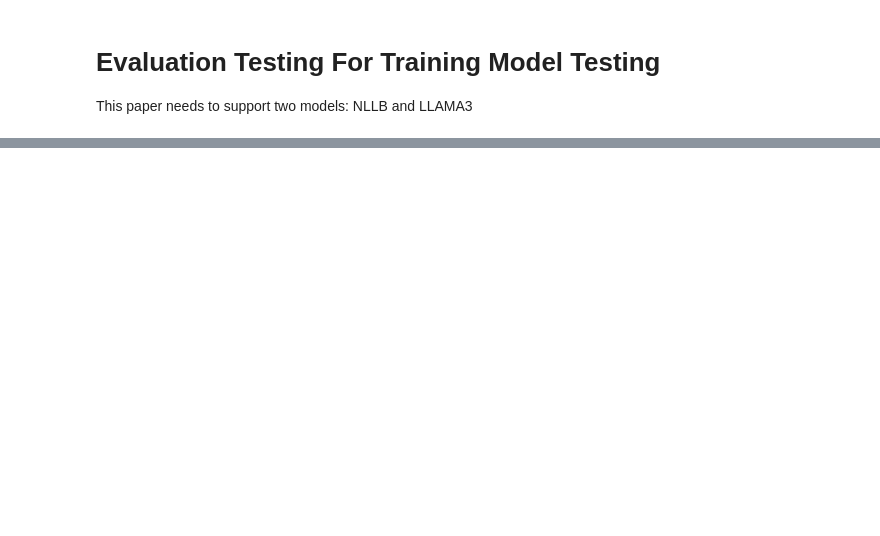
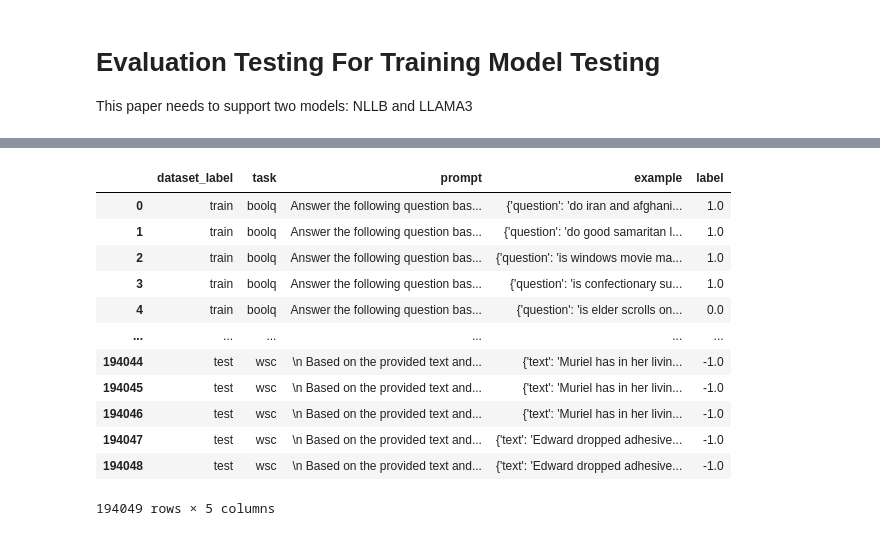
Before and after one commit to DobricLilujun/mt_luxembourgish, a Jupyter notebook: notebook/eval/eval_llama_superglue.ipynb, the cells around one changed output, grey strips where cells are left out. Cells and saved outputs as stored; diff of their text form; code cells hidden in the pictures; blank space fills up the shorter version.

```diff
--- a/notebook/eval/eval_llama_superglue.ipynb
+++ b/notebook/eval/eval_llama_superglue.ipynb
@@ -249,0 +275,16 @@ for task, acc in task_accuracy.items():
+# %%
+test
+# %% [output]
+|  | dataset_label | task | prompt | example | label |
+| 0 | train | boolq | Answer the following question bas... | {'question': 'do iran and afghani... | 1.0 |
+| 1 | train | boolq | Answer the following question bas... | {'question': 'do good samaritan l... | 1.0 |
+| 2 | train | boolq | Answer the following question bas... | {'question': 'is windows movie ma... | 1.0 |
+| 3 | train | boolq | Answer the following question bas... | {'question': 'is confectionary su... | 1.0 |
+| 4 | train | boolq | Answer the following question bas... | {'question': 'is elder scrolls on... | 0.0 |
+| ... | ... | ... | ... | ... | ... |
+| 194044 | test | wsc | \n Based on the provided text and... | {'text': 'Muriel has in her livin... | -1.0 |
+| 194045 | test | wsc | \n Based on the provided text and... | {'text': 'Muriel has in her livin... | -1.0 |
+| 194046 | test | wsc | \n Based on the provided text and... | {'text': 'Muriel has in her livin... | -1.0 |
+| 194047 | test | wsc | \n Based on the provided text and... | {'text': 'Edward dropped adhesive... | -1.0 |
+| 194048 | test | wsc | \n Based on the provided text and... | {'text': 'Edward dropped adhesive... | -1.0 |
+194049 rows × 5 columns
```
Also changed, not shown: parts of 3 cells of this notebook.
